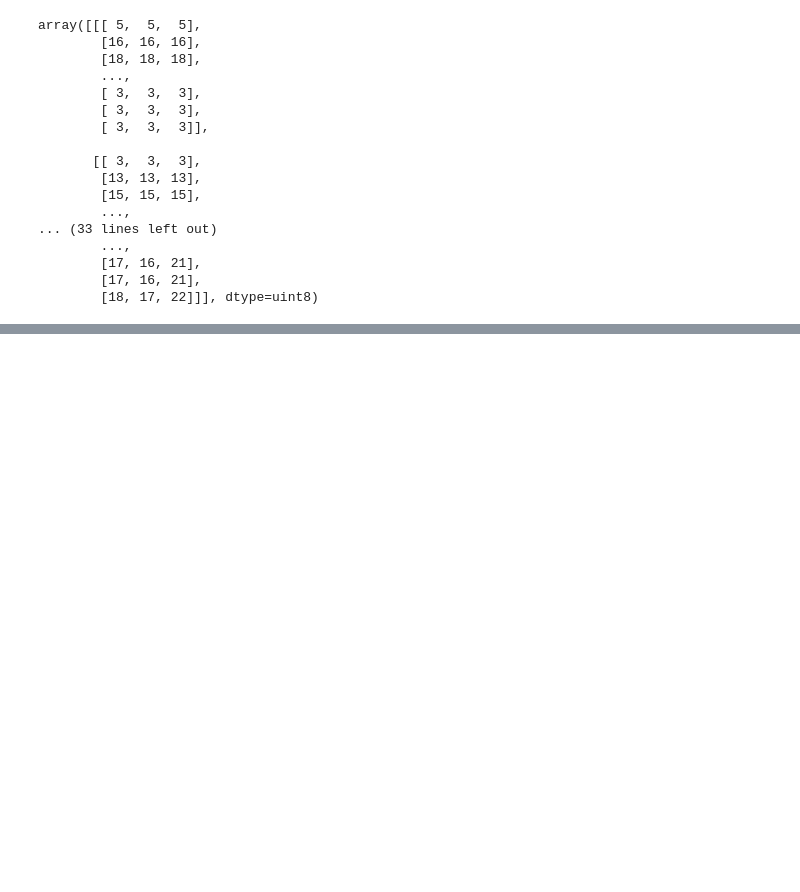
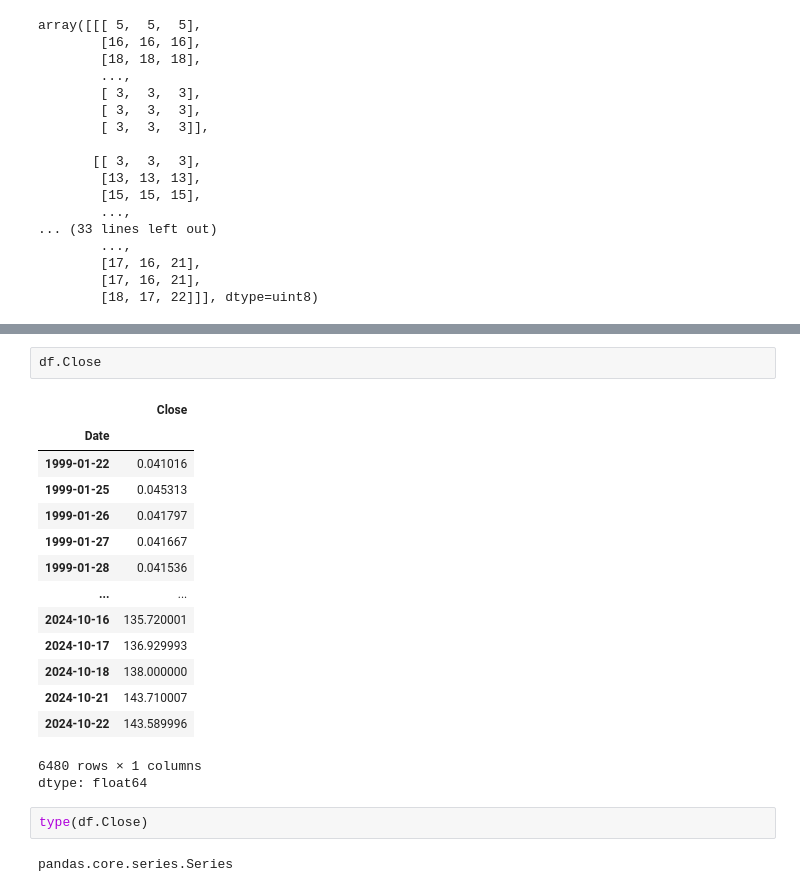
Before and after one commit to fanchou99/20241001, a Jupyter notebook: 20241002.ipynb, the cells around one changed output, grey strips where cells are left out. Saved outputs shown, nothing was run; the diff lists cells and outputs as text; blank space fills up the shorter version.

```diff
--- a/20241002.ipynb
+++ b/20241002.ipynb
@@ -783,0 +1004,22 @@ This share link expires in 72 hours. For free permanent hosting and GPU upgrades
+# %%
+df.Close
+# %% [output]
+|  | Close |
+| Date |  |
+| 1999-01-22 | 0.041016 |
+| 1999-01-25 | 0.045313 |
+| 1999-01-26 | 0.041797 |
+| 1999-01-27 | 0.041667 |
+| 1999-01-28 | 0.041536 |
+| ... | ... |
+| 2024-10-16 | 135.720001 |
+| 2024-10-17 | 136.929993 |
+| 2024-10-18 | 138.000000 |
+| 2024-10-21 | 143.710007 |
+| 2024-10-22 | 143.589996 |
+6480 rows × 1 columns
+dtype: float64
+# %%
+type(df.Close)
+# %% [output]
+pandas.core.series.Series
```
Also changed, not shown: parts of 54 cells of this notebook.
